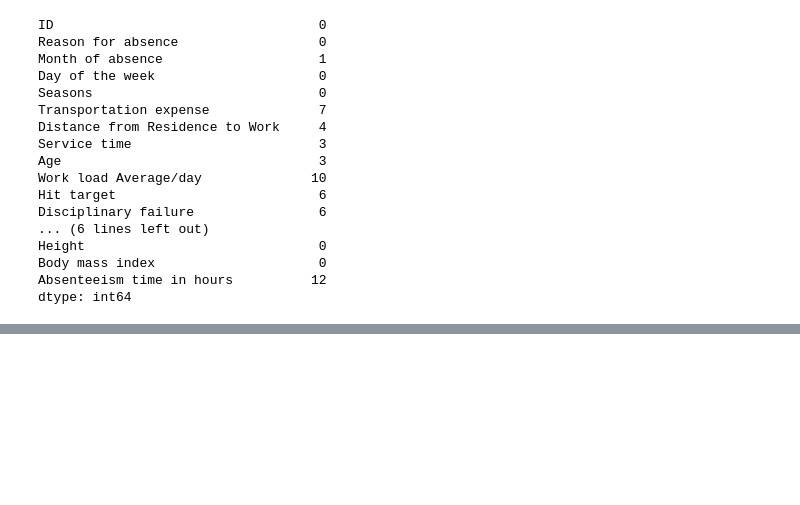
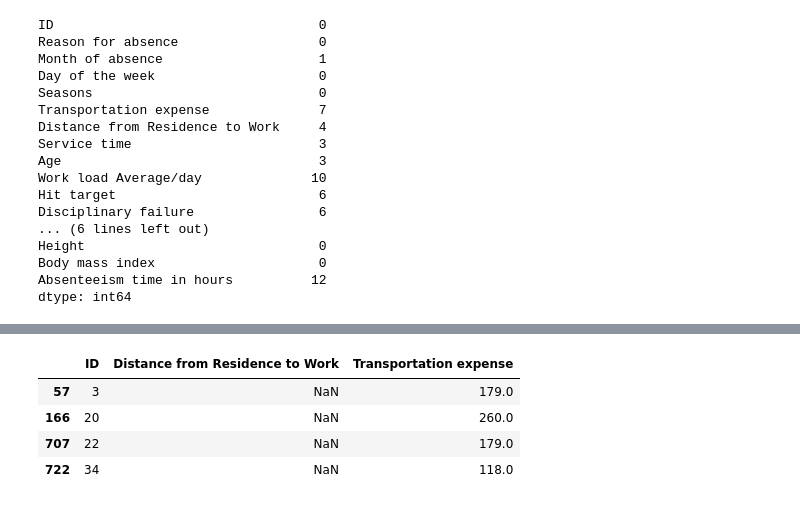
Before and after one commit to DHRUV6029/CMPE-255_NPDP, a Jupyter notebook: CMPE_255_NPDP.ipynb, the cells around one changed output, grey strips where cells are left out. Cells and saved outputs as stored; diff of their text form; code cells hidden in the pictures; blank space fills up the shorter version.

```diff
--- a/CMPE_255_NPDP.ipynb
+++ b/CMPE_255_NPDP.ipynb
@@ -508,0 +684,8 @@ dtype: int64
+# %%
+distance_expense[distance_expense['Distance from Residence to Work'].isnull()]
+# %% [output]
+|  | ID | Distance from Residence to Work | Transportation expense |
+| 57 | 3 | NaN | 179.0 |
+| 166 | 20 | NaN | 260.0 |
+| 707 | 22 | NaN | 179.0 |
+| 722 | 34 | NaN | 118.0 |
```
Also changed, not shown: parts of 26 cells of this notebook.
